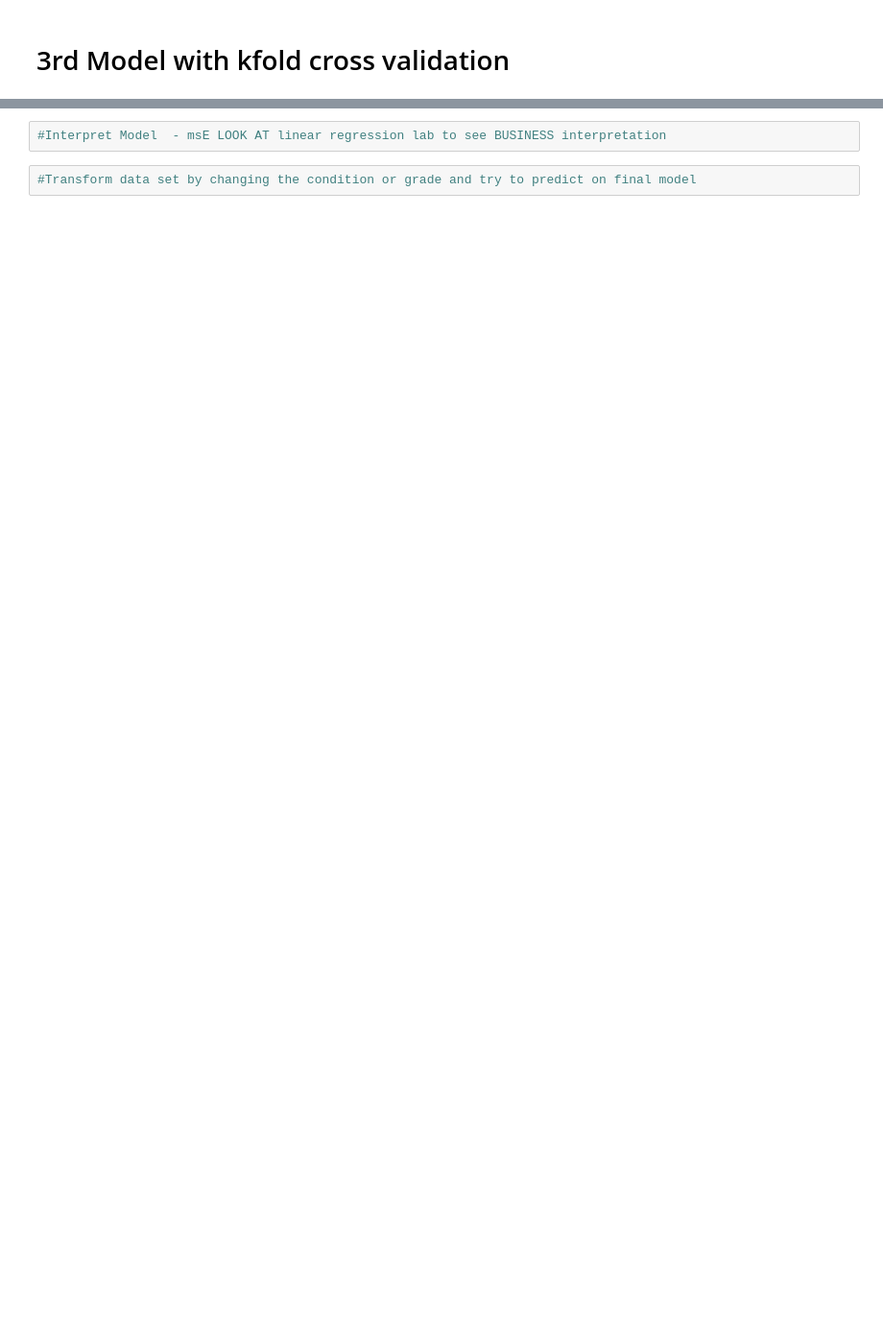
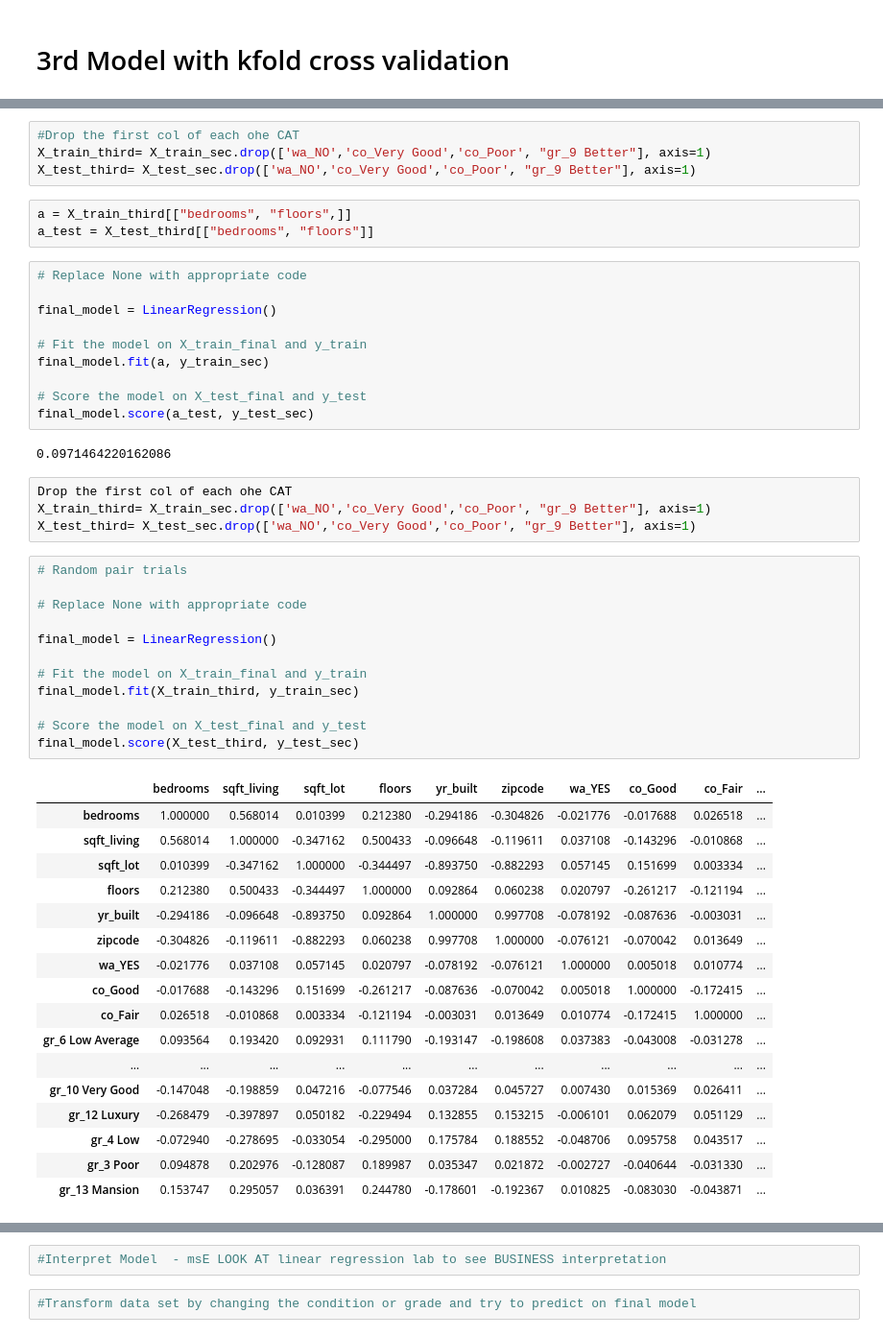
Before and after one commit to Dmvinedata/dsc-phase-2-project-v2-3, a Jupyter notebook: student.ipynb, the cells around one changed output, grey strips where cells are left out. Shown: that part at 96% size. Saved outputs shown, nothing was run; the diff lists cells and outputs as text; blank space fills up the shorter version.

Commit message:
On_trials

```diff
--- a/student.ipynb
+++ b/student.ipynb
@@ -576,0 +615,53 @@ from sklearn.preprocessing import StandardScaler
+# %%
+#Drop the first col of each ohe CAT
+X_train_third= X_train_sec.drop(['wa_NO','co_Very Good','co_Poor', "gr_9 Better"], axis=1)
+X_test_third= X_test_sec.drop(['wa_NO','co_Very Good','co_Poor', "gr_9 Better"], axis=1)
+# %%
+a = X_train_third[["bedrooms", "floors",]]
+a_test = X_test_third[["bedrooms", "floors"]]
+# %%
+# Replace None with appropriate code
+
+final_model = LinearRegression()
+
+# Fit the model on X_train_final and y_train
+final_model.fit(a, y_train_sec)
+
+# Score the model on X_test_final and y_test
+final_model.score(a_test, y_test_sec)
+# %% [output]
+0.0971464220162086
+# %%
+Drop the first col of each ohe CAT
+X_train_third= X_train_sec.drop(['wa_NO','co_Very Good','co_Poor', "gr_9 Better"], axis=1)
+X_test_third= X_test_sec.drop(['wa_NO','co_Very Good','co_Poor', "gr_9 Better"], axis=1)
+# %%
+# Random pair trials
+
+# Replace None with appropriate code
+
+final_model = LinearRegression()
+
+# Fit the model on X_train_final and y_train
+final_model.fit(X_train_third, y_train_sec)
+
+# Score the model on X_test_final and y_test
+final_model.score(X_test_third, y_test_sec)
+# %% [output]
+|  | bedrooms | sqft_living | sqft_lot | floors | yr_built | zipcode | wa_YES | co_Good | co_Fair | ... |
+| bedrooms | 1.000000 | 0.568014 | 0.010399 | 0.212380 | -0.294186 | -0.304826 | -0.021776 | -0.017688 | 0.026518 | ... |
+| sqft_living | 0.568014 | 1.000000 | -0.347162 | 0.500433 | -0.096648 | -0.119611 | 0.037108 | -0.143296 | -0.010868 | ... |
+| sqft_lot | 0.010399 | -0.347162 | 1.000000 | -0.344497 | -0.893750 | -0.882293 | 0.057145 | 0.151699 | 0.003334 | ... |
+| floors | 0.212380 | 0.500433 | -0.344497 | 1.000000 | 0.092864 | 0.060238 | 0.020797 | -0.261217 | -0.121194 | ... |
+| yr_built | -0.294186 | -0.096648 | -0.893750 | 0.092864 | 1.000000 | 0.997708 | -0.078192 | -0.087636 | -0.003031 | ... |
+| zipcode | -0.304826 | -0.119611 | -0.882293 | 0.060238 | 0.997708 | 1.000000 | -0.076121 | -0.070042 | 0.013649 | ... |
+| wa_YES | -0.021776 | 0.037108 | 0.057145 | 0.020797 | -0.078192 | -0.076121 | 1.000000 | 0.005018 | 0.010774 | ... |
+| co_Good | -0.017688 | -0.143296 | 0.151699 | -0.261217 | -0.087636 | -0.070042 | 0.005018 | 1.000000 | -0.172415 | ... |
+| co_Fair | 0.026518 | -0.010868 | 0.003334 | -0.121194 | -0.003031 | 0.013649 | 0.010774 | -0.172415 | 1.000000 | ... |
+| gr_6 Low Average | 0.093564 | 0.193420 | 0.092931 | 0.111790 | -0.193147 | -0.198608 | 0.037383 | -0.043008 | -0.031278 | ... |
+| ... | ... | ... | ... | ... | ... | ... | ... | ... | ... | ... |
+| gr_10 Very Good | -0.147048 | -0.198859 | 0.047216 | -0.077546 | 0.037284 | 0.045727 | 0.007430 | 0.015369 | 0.026411 | ... |
+| gr_12 Luxury | -0.268479 | -0.397897 | 0.050182 | -0.229494 | 0.132855 | 0.153215 | -0.006101 | 0.062079 | 0.051129 | ... |
+| gr_4 Low | -0.072940 | -0.278695 | -0.033054 | -0.295000 | 0.175784 | 0.188552 | -0.048706 | 0.095758 | 0.043517 | ... |
+| gr_3 Poor | 0.094878 | 0.202976 | -0.128087 | 0.189987 | 0.035347 | 0.021872 | -0.002727 | -0.040644 | -0.031330 | ... |
+| gr_13 Mansion | 0.153747 | 0.295057 | 0.036391 | 0.244780 | -0.178601 | -0.192367 | 0.010825 | -0.083030 | -0.043871 | ... |
```
Also changed, not shown: parts of 14 cells of this notebook.
